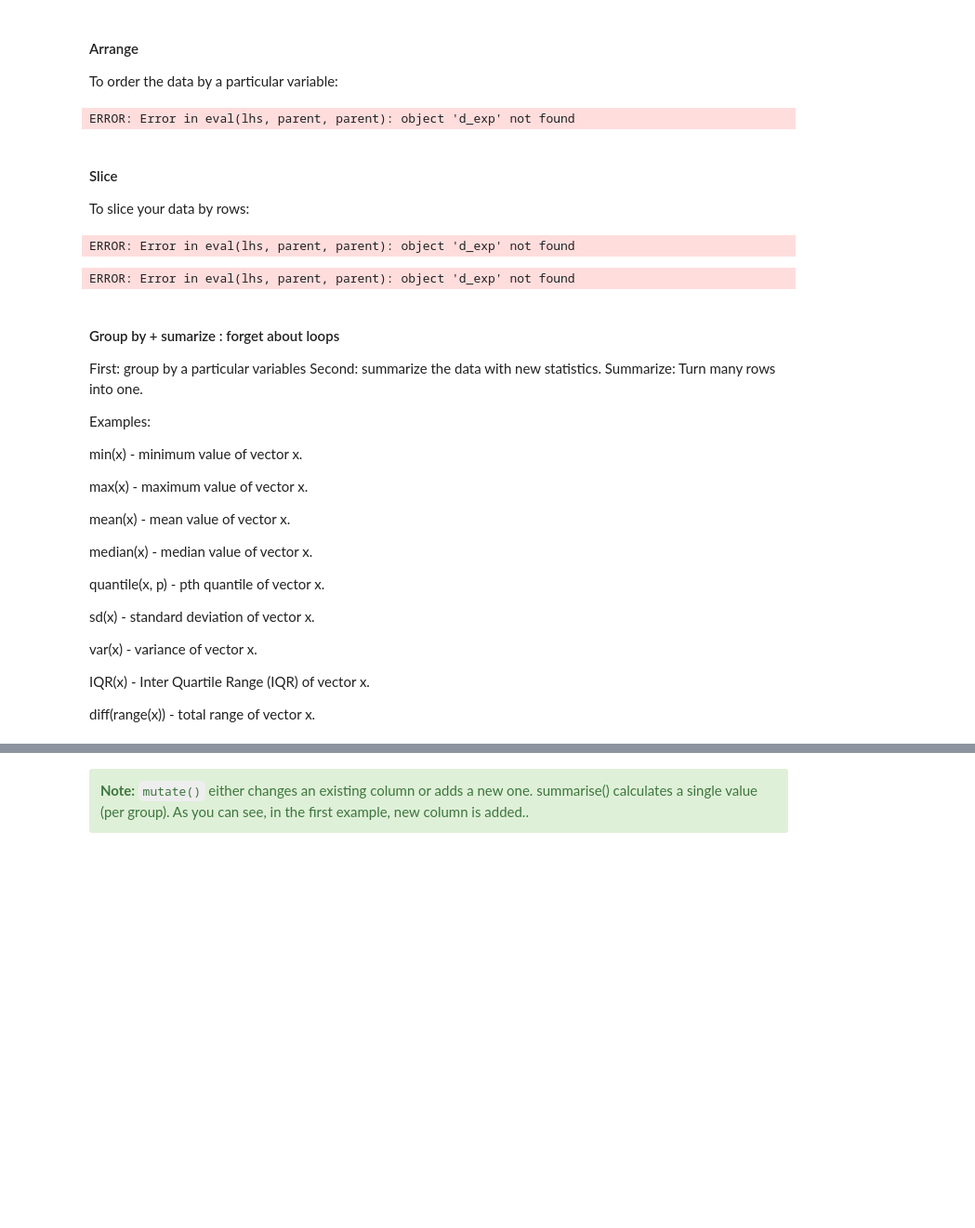
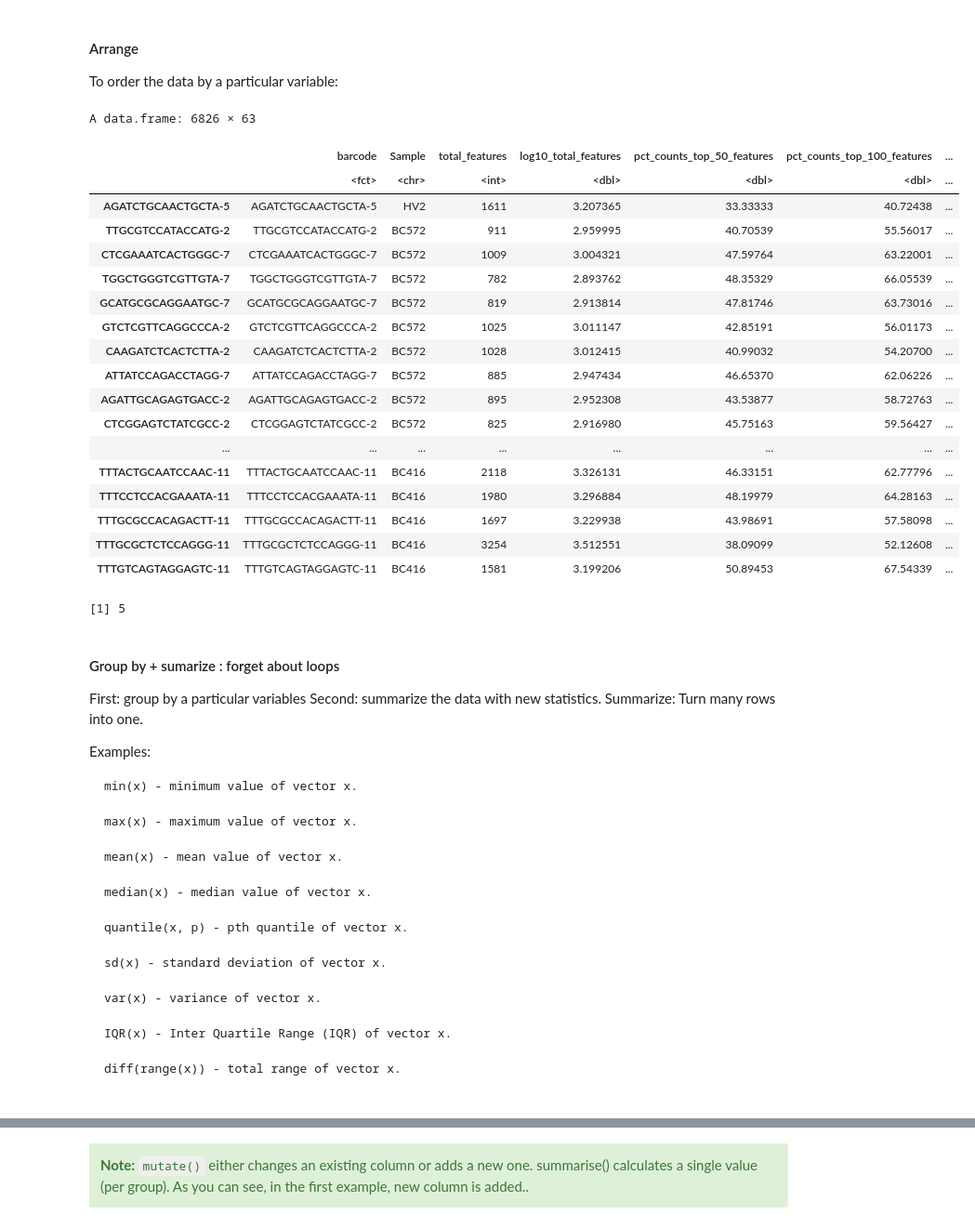
Before and after one commit to i3hsInnovation/rprogrammingbioinformatics, a Jupyter notebook: Introduction-to-Tidyverse.ipynb, the cells around one changed output, grey strips where cells are left out. Shown: that part at 93% size. Drawn from its saved outputs; the diff is of its cells as text; code cells hidden in the pictures; blank space fills up the shorter version.

````diff
--- a/Introduction-to-Tidyverse.ipynb
+++ b/Introduction-to-Tidyverse.ipynb
@@ -232,31 +316,29 @@ To order the data by a particular variable:
 # %%
 d_exp %>%
   mutate(Klf4Diff = abs(KLF4 - RUNX1)) %>%
-  arrange(desc(Klf4Diff)) %>%
-  slice(1)
+  arrange(desc(Klf4Diff))
+  head(5)
 # %% [output]
-ERROR: Error in eval(lhs, parent, parent): object 'd_exp' not found
+A data.frame: 6826 × 63
+|  | barcode | Sample | total_features | log10_total_features | pct_counts_top_50_features | pct_counts_top_100_features | ... |
+|  | <fct> | <chr> | <int> | <dbl> | <dbl> | <dbl> | ... |
+| AGATCTGCAACTGCTA-5 | AGATCTGCAACTGCTA-5 | HV2 | 1611 | 3.207365 | 33.33333 | 40.72438 | ... |
+| TTGCGTCCATACCATG-2 | TTGCGTCCATACCATG-2 | BC572 | 911 | 2.959995 | 40.70539 | 55.56017 | ... |
+| CTCGAAATCACTGGGC-7 | CTCGAAATCACTGGGC-7 | BC572 | 1009 | 3.004321 | 47.59764 | 63.22001 | ... |
+| TGGCTGGGTCGTTGTA-7 | TGGCTGGGTCGTTGTA-7 | BC572 | 782 | 2.893762 | 48.35329 | 66.05539 | ... |
+| GCATGCGCAGGAATGC-7 | GCATGCGCAGGAATGC-7 | BC572 | 819 | 2.913814 | 47.81746 | 63.73016 | ... |
+| GTCTCGTTCAGGCCCA-2 | GTCTCGTTCAGGCCCA-2 | BC572 | 1025 | 3.011147 | 42.85191 | 56.01173 | ... |
+| CAAGATCTCACTCTTA-2 | CAAGATCTCACTCTTA-2 | BC572 | 1028 | 3.012415 | 40.99032 | 54.20700 | ... |
+| ATTATCCAGACCTAGG-7 | ATTATCCAGACCTAGG-7 | BC572 | 885 | 2.947434 | 46.65370 | 62.06226 | ... |
+| AGATTGCAGAGTGACC-2 | AGATTGCAGAGTGACC-2 | BC572 | 895 | 2.952308 | 43.53877 | 58.72763 | ... |
+| CTCGGAGTCTATCGCC-2 | CTCGGAGTCTATCGCC-2 | BC572 | 825 | 2.916980 | 45.75163 | 59.56427 | ... |
+| ... | ... | ... | ... | ... | ... | ... | ... |
+| TTTACTGCAATCCAAC-11 | TTTACTGCAATCCAAC-11 | BC416 | 2118 | 3.326131 | 46.33151 | 62.77796 | ... |
+| TTTCCTCCACGAAATA-11 | TTTCCTCCACGAAATA-11 | BC416 | 1980 | 3.296884 | 48.19979 | 64.28163 | ... |
+| TTTGCGCCACAGACTT-11 | TTTGCGCCACAGACTT-11 | BC416 | 1697 | 3.229938 | 43.98691 | 57.58098 | ... |
+| TTTGCGCTCTCCAGGG-11 | TTTGCGCTCTCCAGGG-11 | BC416 | 3254 | 3.512551 | 38.09099 | 52.12608 | ... |
+| TTTGTCAGTAGGAGTC-11 | TTTGTCAGTAGGAGTC-11 | BC416 | 1581 | 3.199206 | 50.89453 | 67.54339 | ... |
+[1] 5
-# %% [markdown]
-#### Slice
-
-To slice your data by rows:
-# %%
-# The top 5 goleadas?
-d_exp %>%
-  mutate(Klf4Diff = abs(KLF4 - RUNX1)) %>%
-  arrange(desc(Klf4Diff)) %>%
-  slice(1:5)  # slice_max here would also do the trick
-# %% [output]
-ERROR: Error in eval(lhs, parent, parent): object 'd_exp' not found
-# %%
-# The top 5 goleadas?
-d_exp %>%
-  mutate(Klf4Diff = (KLF4 - RUNX1)) %>%
-  arrange(desc(Klf4Diff)) %>%
-  select(barcode, Sample, cellType, Klf4Diff) %>%
-  slice_min(Klf4Diff, n = 5)
-# %% [output]
-ERROR: Error in eval(lhs, parent, parent): object 'd_exp' not found
 # %% [markdown]
 #### Group by + sumarize : forget about loops
 
@@ -264,6 +346,7 @@ First: group by a particular variables Second: summarize the data with new stati
 
 Examples:
 
+```
 min(x) - minimum value of vector x.
 
 max(x) - maximum value of vector x.
@@ -281,6 +364,8 @@ var(x) - variance of vector x.
 IQR(x) - Inter Quartile Range (IQR) of vector x.
 
 diff(range(x)) - total range of vector x.
+
+```
 # %%
 d %>%
   group_by(cellType) %>%
````
Also changed, not shown: parts of 29 cells of this notebook, 2 other files.
